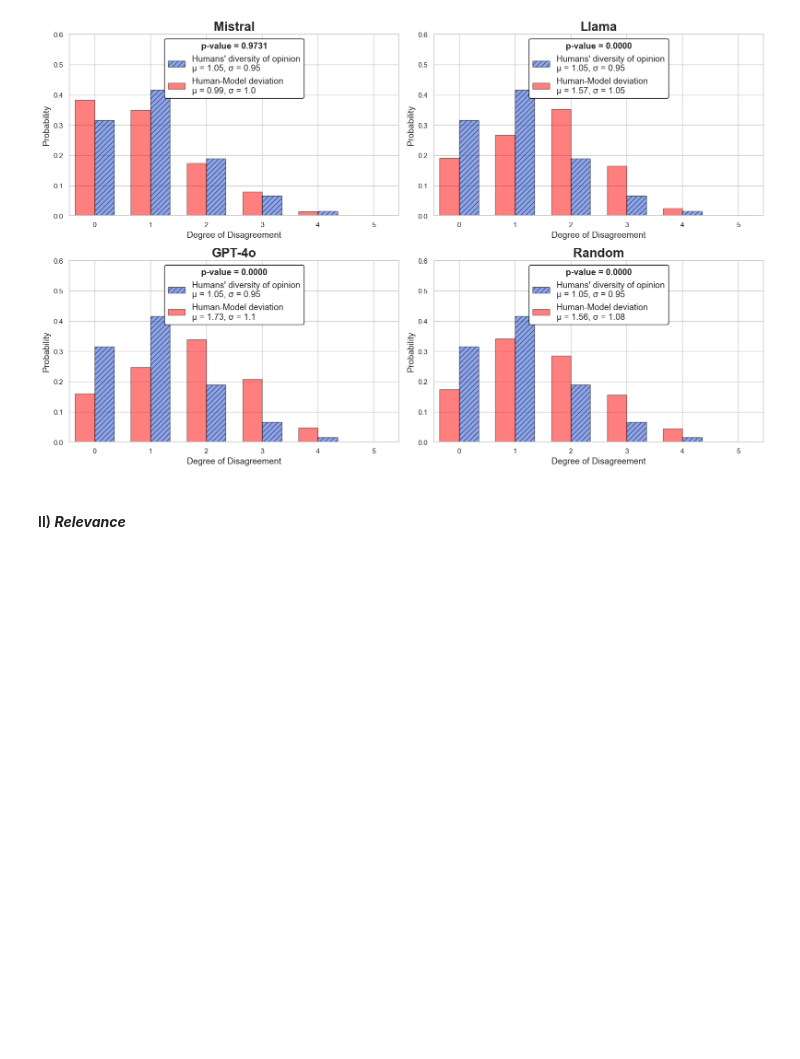
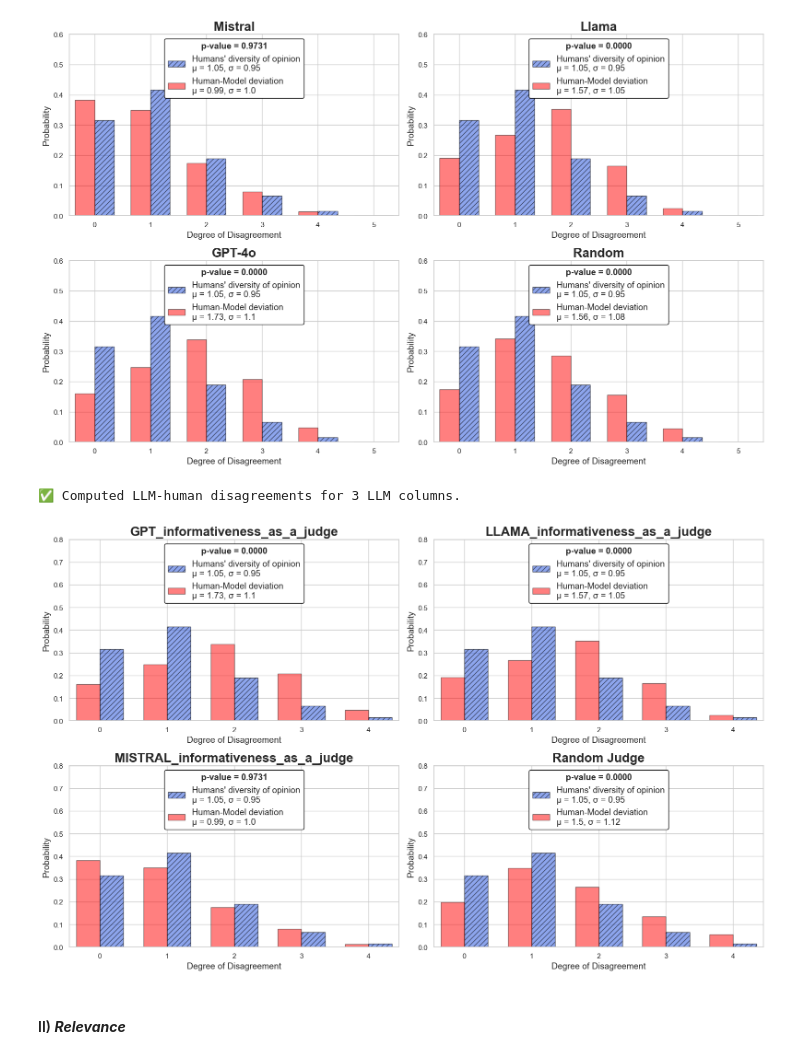
Before and after one commit to Ocean-code-1995/llm-judge-good-enough, a Jupyter notebook: newsroom/src/analysis.ipynb, the cells around one changed output. Drawn from its saved outputs; the diff is of its cells as text; code cells hidden in the pictures; blank space fills up the shorter version.

```diff
--- a/newsroom/src/analysis.ipynb
+++ b/newsroom/src/analysis.ipynb
@@ -245,15 +245,47 @@ sys.path.append(os.path.join(os.getcwd(), '..', '..'))
 
 from llm_good_enough import LLMGoodEnough
 
+# 1️⃣ Define human columns
 human_informative_cols = [col for col in df.columns if 'informativeness_human_' in col]
 human_relevance_cols   = [col for col in df.columns if 'relevance_human_' in col]
 human_fluency_cols      = [col for col in df.columns if 'fluency_human_' in col]
 human_coherence_cols   = [col for col in df.columns if 'coherence_human_' in col]
 
+# 2️⃣ Define LLM columns
+llm_informative_cols = [col for col in df.columns if 'informativeness_as_a_judge' in col]
+llm_relevance_cols   = [col for col in df.columns if 'relevance_as_a_judge' in col]
+llm_fluency_cols      = [col for col in df.columns if 'fluency_as_a_judge' in col]
+llm_coherence_cols   = [col for col in df.columns if 'coherence_as_a_judge' in col]
+
+
 MIN, MAX = 1, 5
 
-Informativeness_LLM_Evaluator = LLMGoodEnough(df=df, human_cols=human_informative_cols, min_score=MIN, max_score=MAX)
-Relevance_LLM_Evaluator       = LLMGoodEnough(df=df, human_cols=human_relevance_cols, min_score=MIN, max_score=MAX)
-Fluency_LLM_Evaluator         = LLMGoodEnough(df=df, human_cols=human_fluency_cols, min_score=MIN, max_score=MAX)
-Coherence_LLM_Evaluator       = LLMGoodEnough(df=df, human_cols=human_coherence_cols, min_score=MIN, max_score=MAX)
+Informativeness_LLM_Evaluator = LLMGoodEnough(
+    df=df,
+    human_cols=human_informative_cols,
+    llm_cols=llm_informative_cols,
+    min_score=MIN,
+    max_score=MAX
+)
+Relevance_LLM_Evaluator       = LLMGoodEnough(
+    df=df,
+    human_cols=human_relevance_cols,
+    llm_cols=llm_relevance_cols,
+    min_score=MIN,
+    max_score=MAX
+)
+Fluency_LLM_Evaluator         = LLMGoodEnough(
+    df=df,
+    human_cols=human_fluency_cols,
+    llm_cols=llm_fluency_cols,
+    min_score=MIN,
+    max_score=MAX
+)
+Coherence_LLM_Evaluator       = LLMGoodEnough(
+    df=df,
+    human_cols=human_coherence_cols,
+    llm_cols=llm_coherence_cols,
+    min_score=MIN,
+    max_score=MAX
+)
 # %% [output]
@@ -390,6 +422,14 @@ Informativeness_LLM_Evaluator.plot_model_vs_human_grid(
 # %% [output]
 ✅ Figure saved as SVG → newsroom_informativeness.svg
 [figure]
+# %%
+Informativeness_LLM_Evaluator.plot_judges_grid(
+    y_lim=0.8,
+    #save_path="newsroom_informativeness.svg"
+)
+# %% [output]
+✅ Computed LLM-human disagreements for 3 LLM columns.
+[figure, added]
 # %% [markdown]
 #### II) ***Relevance***
 # %%
```
Also changed, not shown: parts of 8 cells of this notebook.
